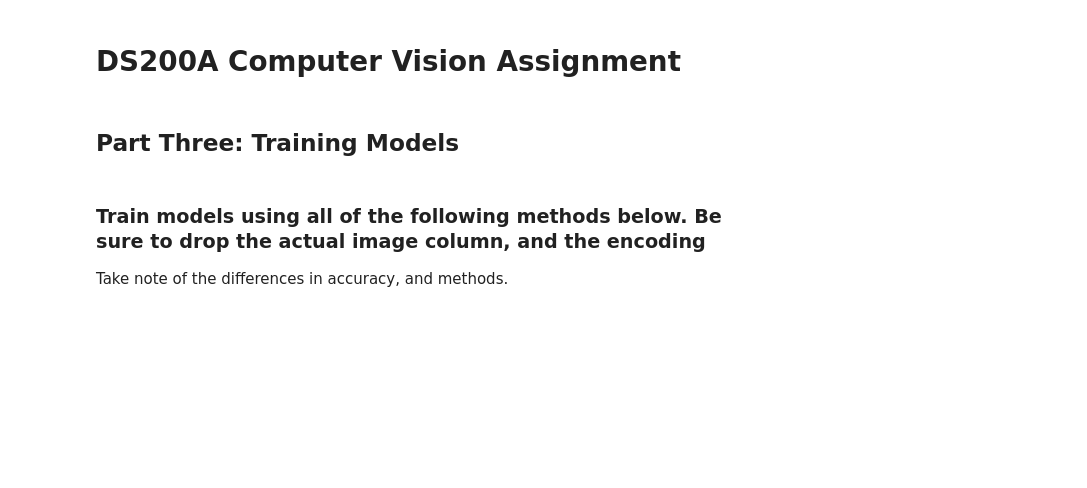
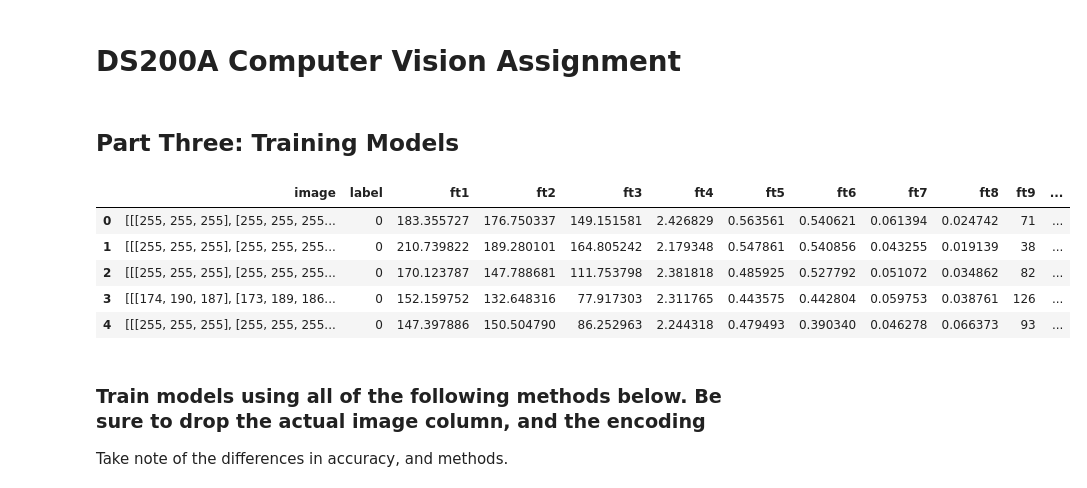
Before and after one commit to chriscorrea14/ds100_final_proj, a Jupyter notebook: GradProject_NB3.ipynb, the cells around one changed output. Cells and saved outputs as stored; diff of their text form; code cells hidden in the pictures; blank space fills up the shorter version.

```diff
--- a/GradProject_NB3.ipynb
+++ b/GradProject_NB3.ipynb
@@ -30,3 +28,12 @@ training_data = pd.read_hdf('training_data.h5')
+# %%
+training_data.head()
+# %% [output]
+|  | image | label | ft1 | ft2 | ft3 | ft4 | ft5 | ft6 | ft7 | ft8 | ft9 | ... |
+| 0 | [[[255, 255, 255], [255, 255, 255... | 0 | 183.355727 | 176.750337 | 149.151581 | 2.426829 | 0.563561 | 0.540621 | 0.061394 | 0.024742 | 71 | ... |
+| 1 | [[[255, 255, 255], [255, 255, 255... | 0 | 210.739822 | 189.280101 | 164.805242 | 2.179348 | 0.547861 | 0.540856 | 0.043255 | 0.019139 | 38 | ... |
+| 2 | [[[255, 255, 255], [255, 255, 255... | 0 | 170.123787 | 147.788681 | 111.753798 | 2.381818 | 0.485925 | 0.527792 | 0.051072 | 0.034862 | 82 | ... |
+| 3 | [[[174, 190, 187], [173, 189, 186... | 0 | 152.159752 | 132.648316 | 77.917303 | 2.311765 | 0.443575 | 0.442804 | 0.059753 | 0.038761 | 126 | ... |
+| 4 | [[[255, 255, 255], [255, 255, 255... | 0 | 147.397886 | 150.504790 | 86.252963 | 2.244318 | 0.479493 | 0.390340 | 0.046278 | 0.066373 | 93 | ... |
 # %% [markdown]
 <h3>  Train models using all of the following methods below. Be sure to drop the actual image column, and the encoding</h3>	Take note of the differences in accuracy, and methods.
 # %%
```
Also changed, not shown: parts of 2 cells of this notebook, 2 other files.
